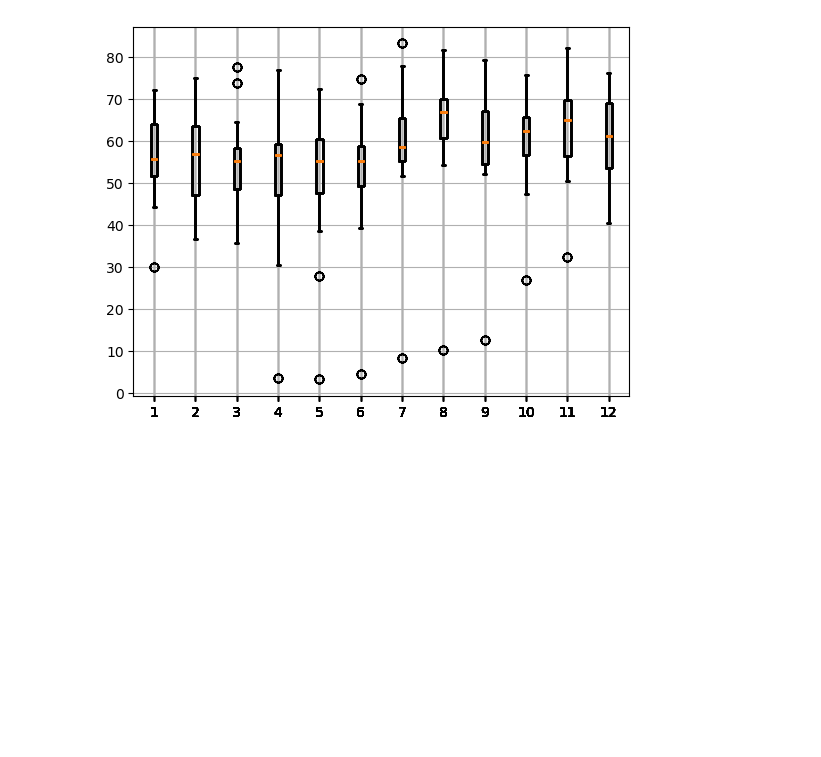
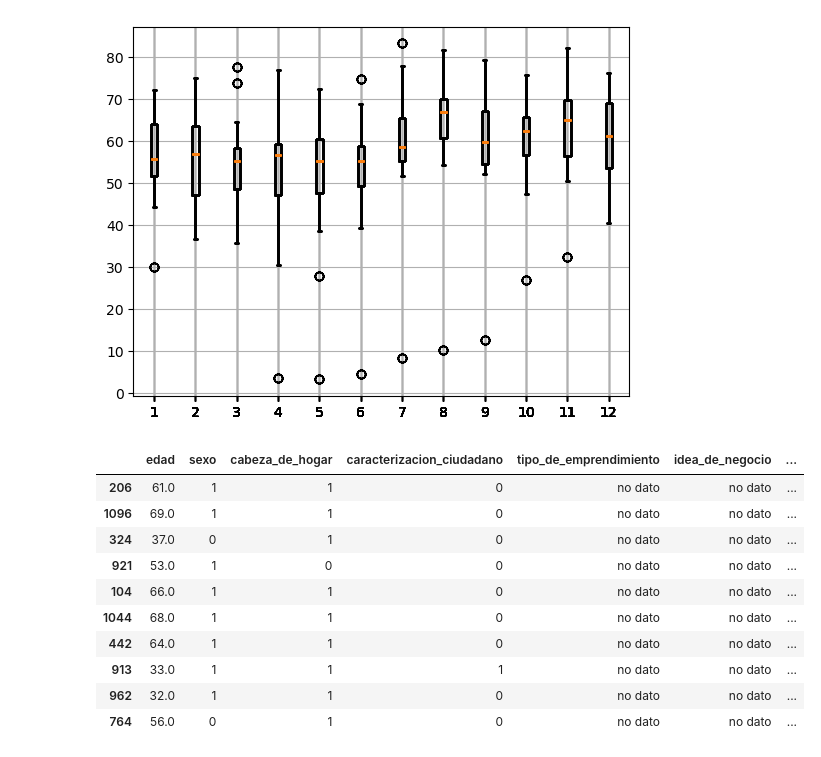
Before and after one commit to STinjaca/paisajito-ONU, a Jupyter notebook: mapitas_calor.ipynb, the cells around one changed output. Drawn from its saved outputs; the diff is of its cells as text; code cells hidden in the pictures; blank space fills up the shorter version.

```diff
--- a/mapitas_calor.ipynb
+++ b/mapitas_calor.ipynb
@@ -140,3 +140,28 @@ for mes in df_ocupacion["ocu_mes"]:
     plt.grid(True)
 # %% [output]
 [figure]
+# %%
+#DE LOS COMERCIANTES
+df_comerciantes=pd.read_csv("./comerciantes_informales_sensibilizados.csv")
+#le_comerciantes=LabelEncoder()
+#le_tarifas.fit(df_comerciantes["tar_zona"])
+df_comerciantes=df_comerciantes.dropna()
+columnas_comerciantes=["sexo","cabeza_de_hogar", "caracterizacion_ciudadano", "barrio_vereda_ciudadano", "comuna_ciudadano", "zona_ciudadano"]
+for columna in columnas_comerciantes:
+    #df_comerciantes[columna]=df_comerciantes[columna].fillna(df[columna].mean())
+    le= LabelEncoder()
+    le.fit(df_comerciantes[columna])
+    df_comerciantes[columna]=le.transform(df_comerciantes[columna])
+df_comerciantes.sample(10)
+# %% [output]
+|  | edad | sexo | cabeza_de_hogar | caracterizacion_ciudadano | tipo_de_emprendimiento | idea_de_negocio | ... |
+| 206 | 61.0 | 1 | 1 | 0 | no dato | no dato | ... |
+| 1096 | 69.0 | 1 | 1 | 0 | no dato | no dato | ... |
+| 324 | 37.0 | 0 | 1 | 0 | no dato | no dato | ... |
+| 921 | 53.0 | 1 | 0 | 0 | no dato | no dato | ... |
+| 104 | 66.0 | 1 | 1 | 0 | no dato | no dato | ... |
+| 1044 | 68.0 | 1 | 1 | 0 | no dato | no dato | ... |
+| 442 | 64.0 | 1 | 1 | 0 | no dato | no dato | ... |
+| 913 | 33.0 | 1 | 1 | 1 | no dato | no dato | ... |
+| 962 | 32.0 | 1 | 1 | 0 | no dato | no dato | ... |
+| 764 | 56.0 | 0 | 1 | 0 | no dato | no dato | ... |
```
Also changed, not shown: parts of 3 cells of this notebook.
